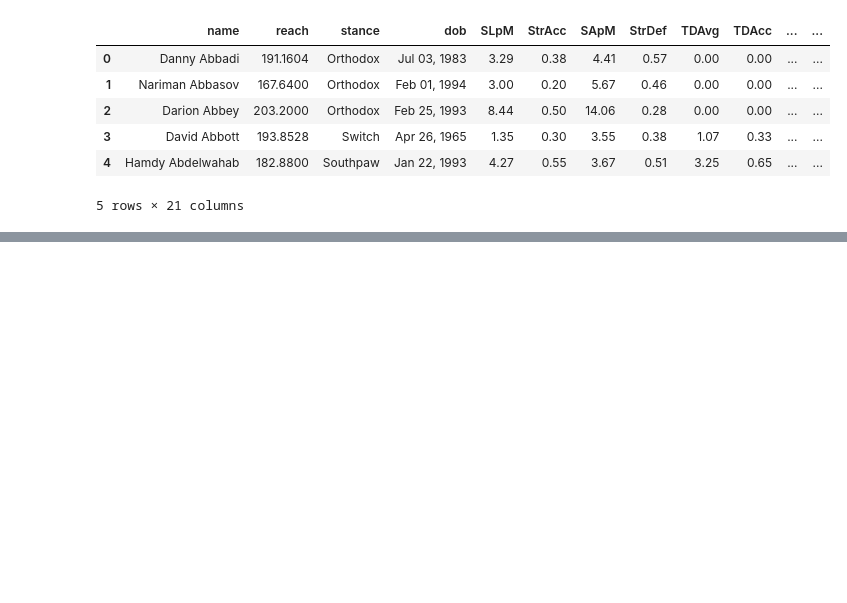
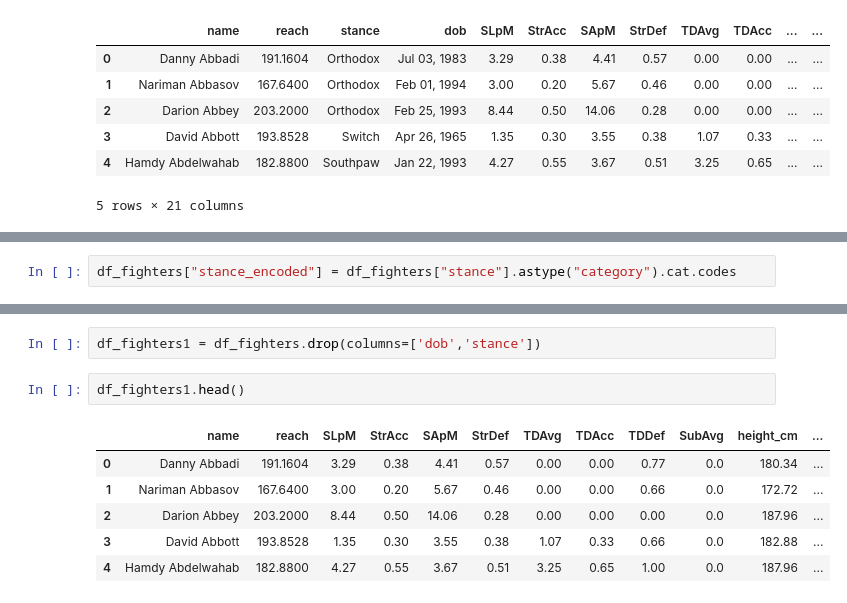
Before and after one commit to LLWICK/UFC-Fight-Winner-Predictor-Machine-learning, a Jupyter notebook: training/training.ipynb, the cells around one changed output, grey strips where cells are left out. Saved outputs shown, nothing was run; the diff lists cells and outputs as text; blank space fills up the shorter version.

```diff
--- a/training/training.ipynb
+++ b/training/training.ipynb
@@ -627,0 +669,2 @@ df_fighters.head()
+# %%
+df_fighters["stance_encoded"] = df_fighters["stance"].astype("category").cat.codes
@@ -627,0 +681,11 @@ df_fighters.head()
+# %%
+df_fighters1 = df_fighters.drop(columns=['dob','stance'])
+# %%
+df_fighters1.head()
+# %% [output]
+|  | name | reach | SLpM | StrAcc | SApM | StrDef | TDAvg | TDAcc | TDDef | SubAvg | height_cm | ... |
+| 0 | Danny Abbadi | 191.1604 | 3.29 | 0.38 | 4.41 | 0.57 | 0.00 | 0.00 | 0.77 | 0.0 | 180.34 | ... |
+| 1 | Nariman Abbasov | 167.6400 | 3.00 | 0.20 | 5.67 | 0.46 | 0.00 | 0.00 | 0.66 | 0.0 | 172.72 | ... |
+| 2 | Darion Abbey | 203.2000 | 8.44 | 0.50 | 14.06 | 0.28 | 0.00 | 0.00 | 0.00 | 0.0 | 187.96 | ... |
+| 3 | David Abbott | 193.8528 | 1.35 | 0.30 | 3.55 | 0.38 | 1.07 | 0.33 | 0.66 | 0.0 | 182.88 | ... |
+| 4 | Hamdy Abdelwahab | 182.8800 | 4.27 | 0.55 | 3.67 | 0.51 | 3.25 | 0.65 | 1.00 | 0.0 | 187.96 | ... |
```
Also changed, not shown: parts of 13 cells of this notebook.
